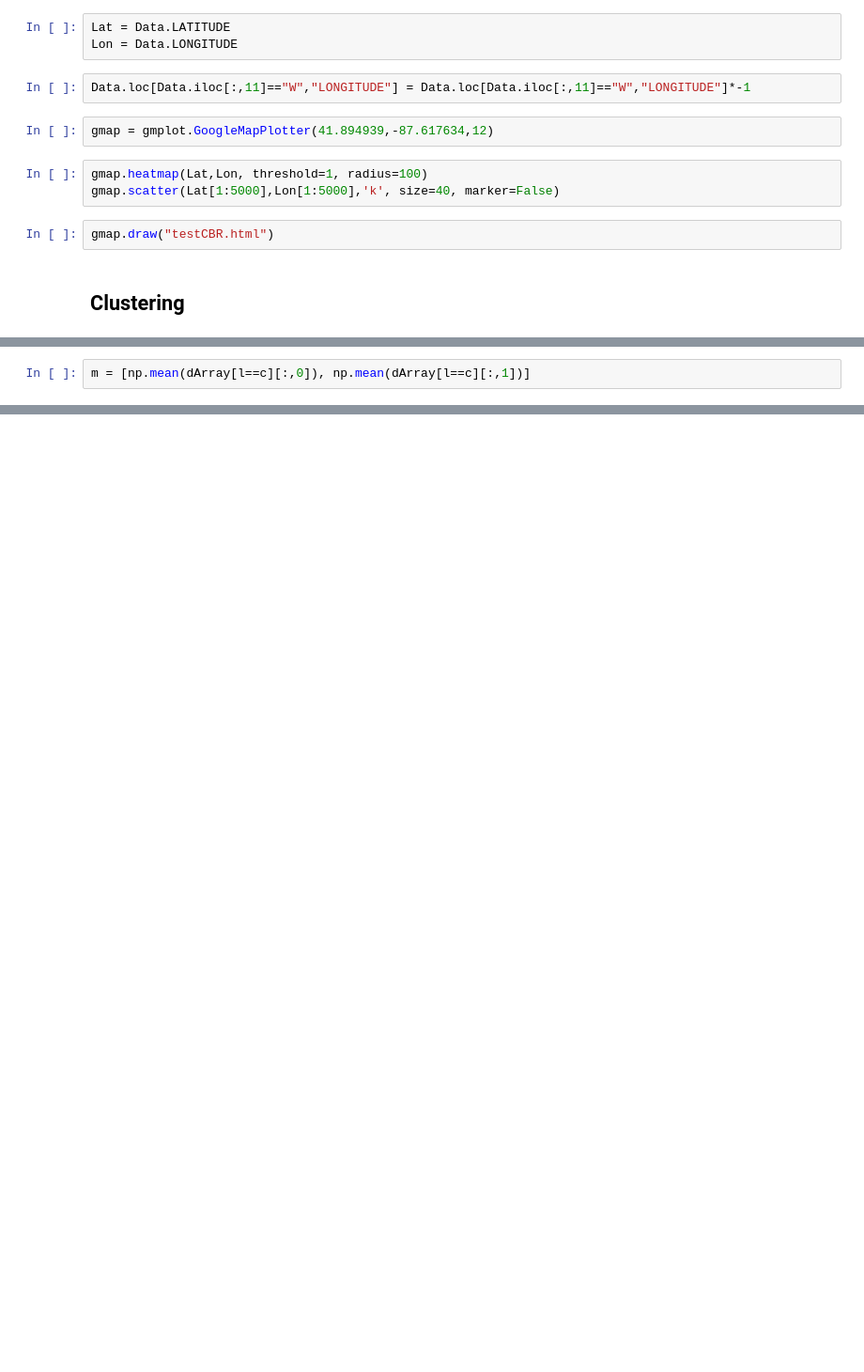
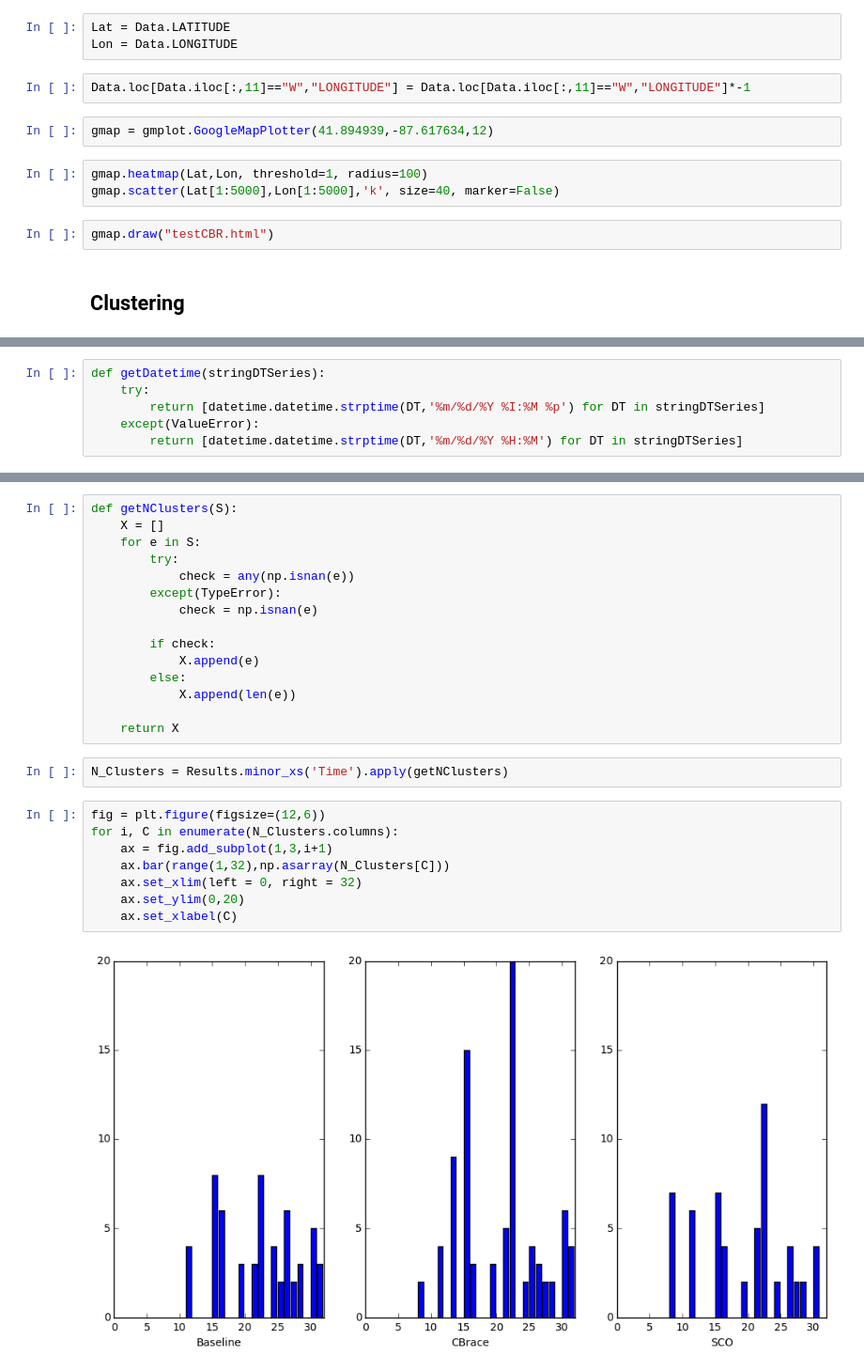
Before and after one commit to Luke3D/CbrAnalysis, a Jupyter notebook: GPS_test.ipynb, the cells around one changed output, grey strips where cells are left out. Shown at 94% size. Cells and saved outputs as stored; diff of their text form; blank space fills up the shorter version.

```diff
--- a/GPS_test.ipynb
+++ b/GPS_test.ipynb
@@ -100,5 +86,3 @@ plt.scatter(dArray[l!=-1][:,1],dArray[l!=-1][:,0],color=colors[l[l!=-1]])
-# %%
-m = [np.mean(dArray[l==c][:,0]), np.mean(dArray[l==c][:,1])]
 # %%
 gmap = gmplot.GoogleMapPlotter(41.894939,-87.617634,12)
 for c in np.unique(l[l!=-1]):
@@ -146,0 +114,6 @@ s1
+# %%
+def getDatetime(stringDTSeries):
+    try:
+        return [datetime.datetime.strptime(DT,'%m/%d/%Y %I:%M %p') for DT in stringDTSeries]
+    except(ValueError):
+        return [datetime.datetime.strptime(DT,'%m/%d/%Y %H:%M') for DT in stringDTSeries]
@@ -146,0 +266,27 @@ s1
+# %%
+def getNClusters(S):
+    X = []
+    for e in S:
+        try:
+            check = any(np.isnan(e))
+        except(TypeError):
+            check = np.isnan(e)
+
+        if check:
+            X.append(e)
+        else:
+            X.append(len(e))
+
+    return X
+# %%
+N_Clusters = Results.minor_xs('Time').apply(getNClusters)
+# %%
+fig = plt.figure(figsize=(12,6))
+for i, C in enumerate(N_Clusters.columns):
+    ax = fig.add_subplot(1,3,i+1)
+    ax.bar(range(1,32),np.asarray(N_Clusters[C]))
+    ax.set_xlim(left = 0, right = 32)
+    ax.set_ylim(0,20)
+    ax.set_xlabel(C)
+# %% [output]
+[figure, added]
```
Also changed, not shown: parts of 33 cells of this notebook.
